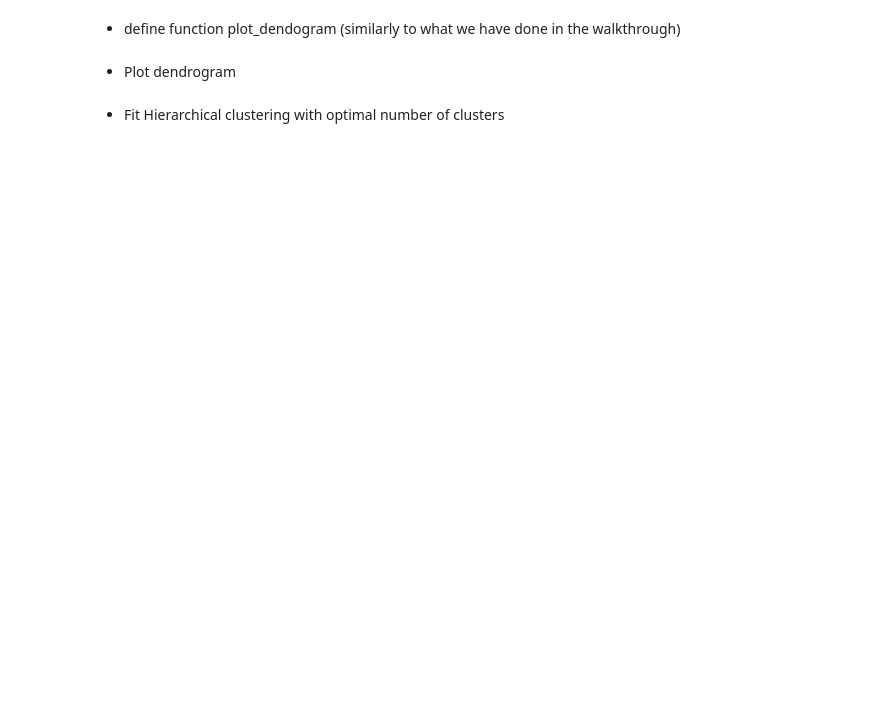
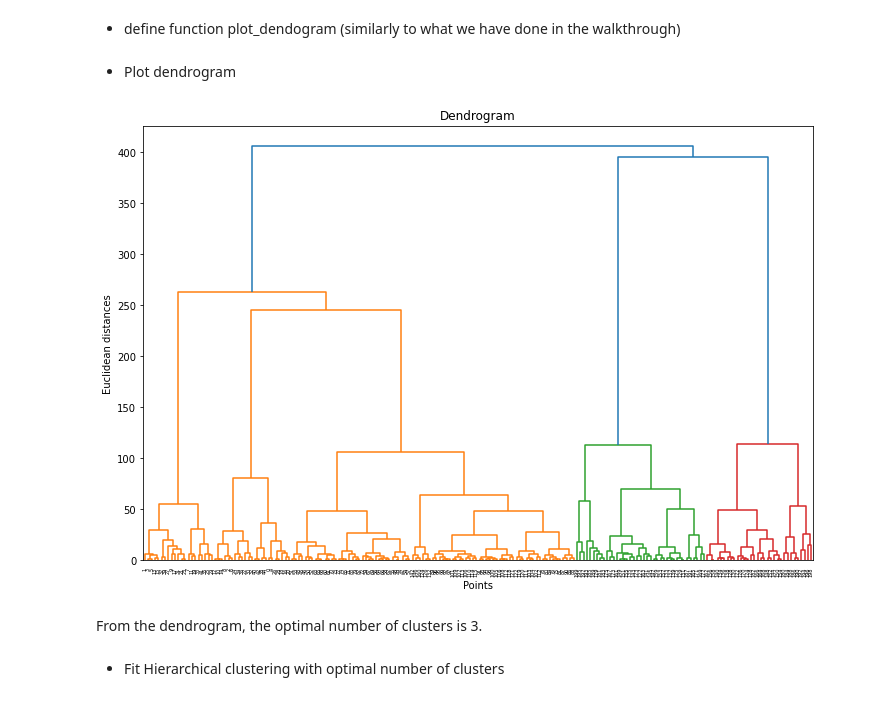
Before and after one commit to ryan-ferns/DS_auticon_week_3, a Jupyter notebook: hierarchical_models_exercise.ipynb, the cells around one changed output. Drawn from its saved outputs; the diff is of its cells as text; code cells hidden in the pictures; blank space fills up the shorter version.

```diff
--- a/hierarchical_models_exercise.ipynb
+++ b/hierarchical_models_exercise.ipynb
@@ -30,6 +86,20 @@ Again, to simplify plotting in 2-D, we can create clustering model based on the
 # %% [markdown]
 * define function plot_dendogram (similarly to what we have done in the walkthrough)
+# %%
+# define plot_dendrogram function
+def plot_dendrogram(X,method ='ward'):
+    dendrogram = sch.dendrogram(sch.linkage(X, method=method))
+    plt.title("Dendrogram")
+    plt.ylabel("Euclidean distances")
+    plt.xlabel('Points')
+    plt.show()
 # %% [markdown]
 * Plot dendrogram
+# %%
+df2.pipe(plot_dendrogram)
+# %% [output]
+[figure, added]
+# %% [markdown]
+From the dendrogram, the optimal number of clusters is 3.
 # %% [markdown]
 * Fit Hierarchical clustering with optimal number of clusters
```
Also changed, not shown: parts of 10 cells of this notebook.
